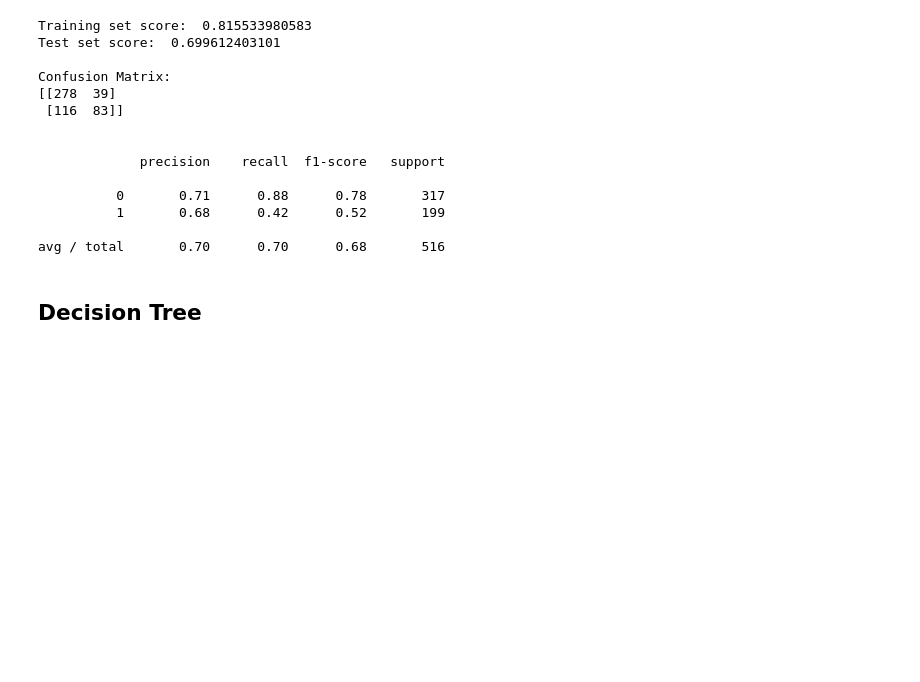
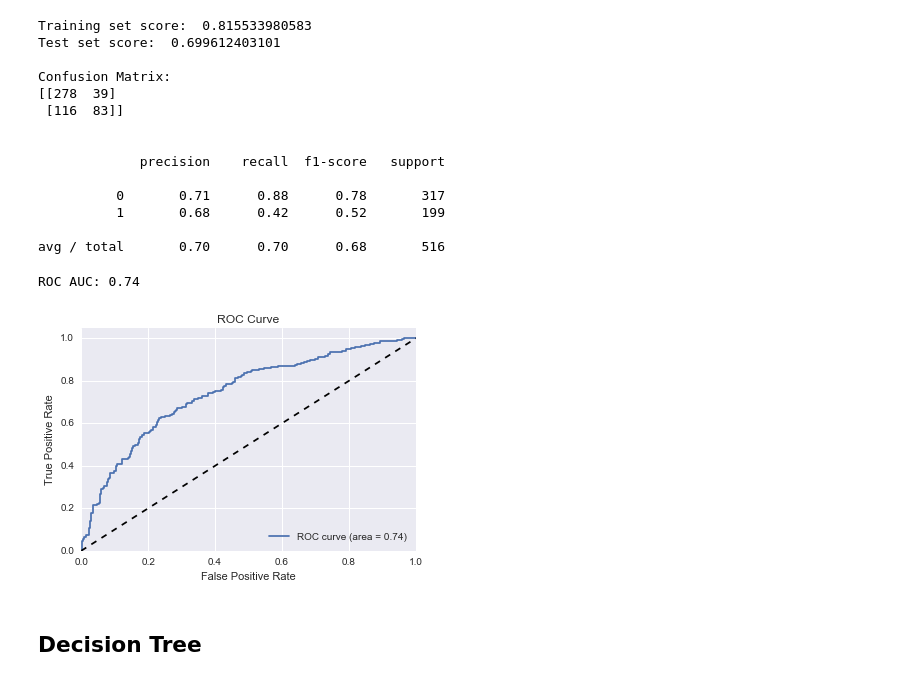
Before and after one commit to cgeppig/Will_My_Show_Get_Cancelled, a Jupyter notebook: Capstone_modeling_2.ipynb, the cells around one changed output. Drawn from its saved outputs; the diff is of its cells as text; code cells hidden in the pictures; blank space fills up the shorter version.

```diff
--- a/Capstone_modeling_2.ipynb
+++ b/Capstone_modeling_2.ipynb
@@ -216,6 +254,11 @@ Confusion Matrix:
           1       0.68      0.42      0.52       199
 
 avg / total       0.70      0.70      0.68       516
+# %%
+plot_roc(x_test, y_test, grid_search.best_estimator_)
+# %% [output]
+ROC AUC: 0.74
+[figure, added]
 # %% [markdown]
 ## Decision Tree
 # %%
```
Also changed, not shown: parts of 9 cells of this notebook.
